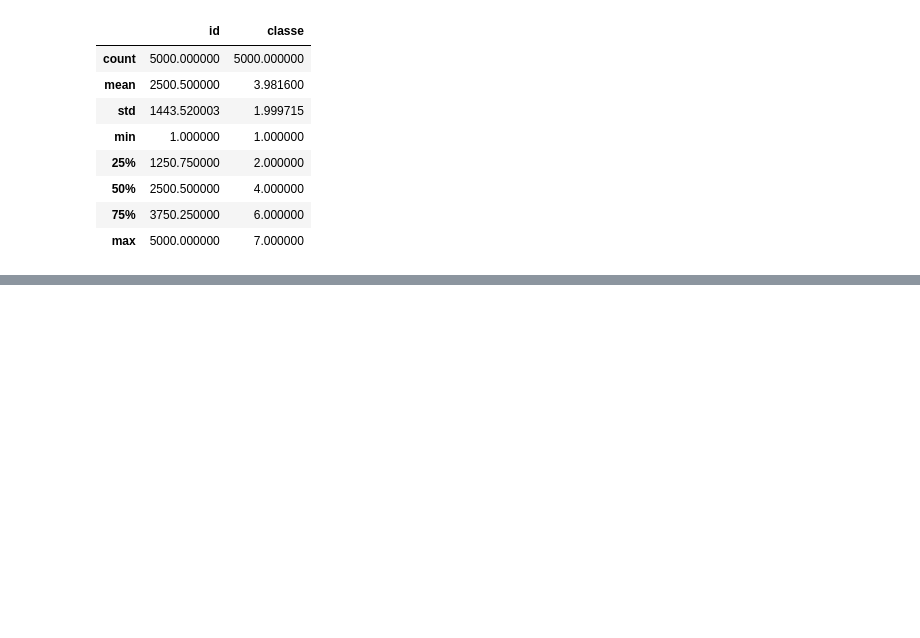
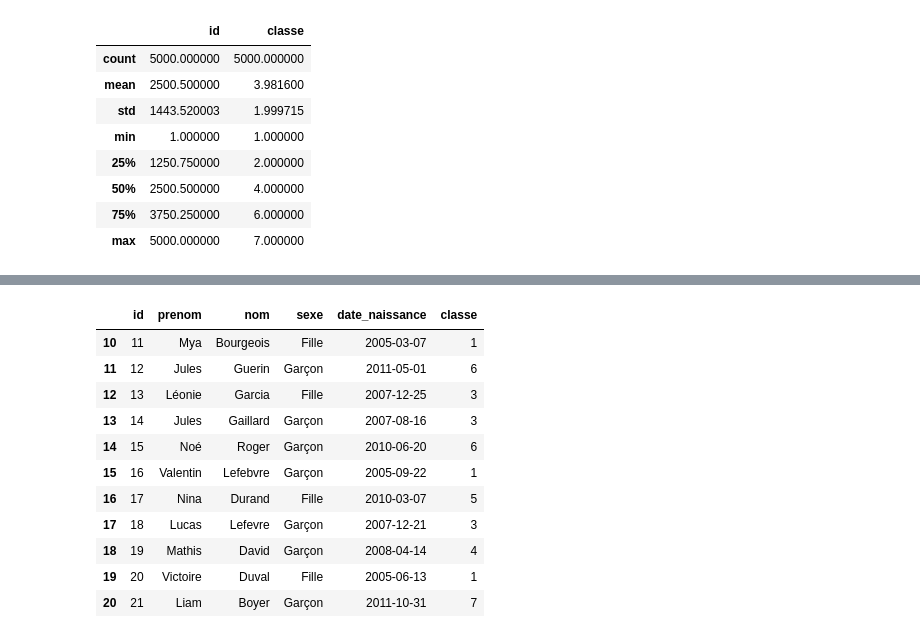
Before and after one commit to ZorroLeVrai/Python.Bureautique, a Jupyter notebook: Notebooks/utilisation_pandas.ipynb, the cells around one changed output, grey strips where cells are left out. Saved outputs shown, nothing was run; the diff lists cells and outputs as text; code cells hidden in the pictures; blank space fills up the shorter version.

```diff
--- a/Notebooks/utilisation_pandas.ipynb
+++ b/Notebooks/utilisation_pandas.ipynb
@@ -153,0 +284,15 @@ donnees_filtrees4
+# %%
+df.loc[10:20]
+# %% [output]
+|  | id | prenom | nom | sexe | date_naissance | classe |
+| 10 | 11 | Mya | Bourgeois | Fille | 2005-03-07 | 1 |
+| 11 | 12 | Jules | Guerin | Garçon | 2011-05-01 | 6 |
+| 12 | 13 | Léonie | Garcia | Fille | 2007-12-25 | 3 |
+| 13 | 14 | Jules | Gaillard | Garçon | 2007-08-16 | 3 |
+| 14 | 15 | Noé | Roger | Garçon | 2010-06-20 | 6 |
+| 15 | 16 | Valentin | Lefebvre | Garçon | 2005-09-22 | 1 |
+| 16 | 17 | Nina | Durand | Fille | 2010-03-07 | 5 |
+| 17 | 18 | Lucas | Lefevre | Garçon | 2007-12-21 | 3 |
+| 18 | 19 | Mathis | David | Garçon | 2008-04-14 | 4 |
+| 19 | 20 | Victoire | Duval | Fille | 2005-06-13 | 1 |
+| 20 | 21 | Liam | Boyer | Garçon | 2011-10-31 | 7 |
```
Also changed, not shown: parts of 26 cells of this notebook, 2 other files.
